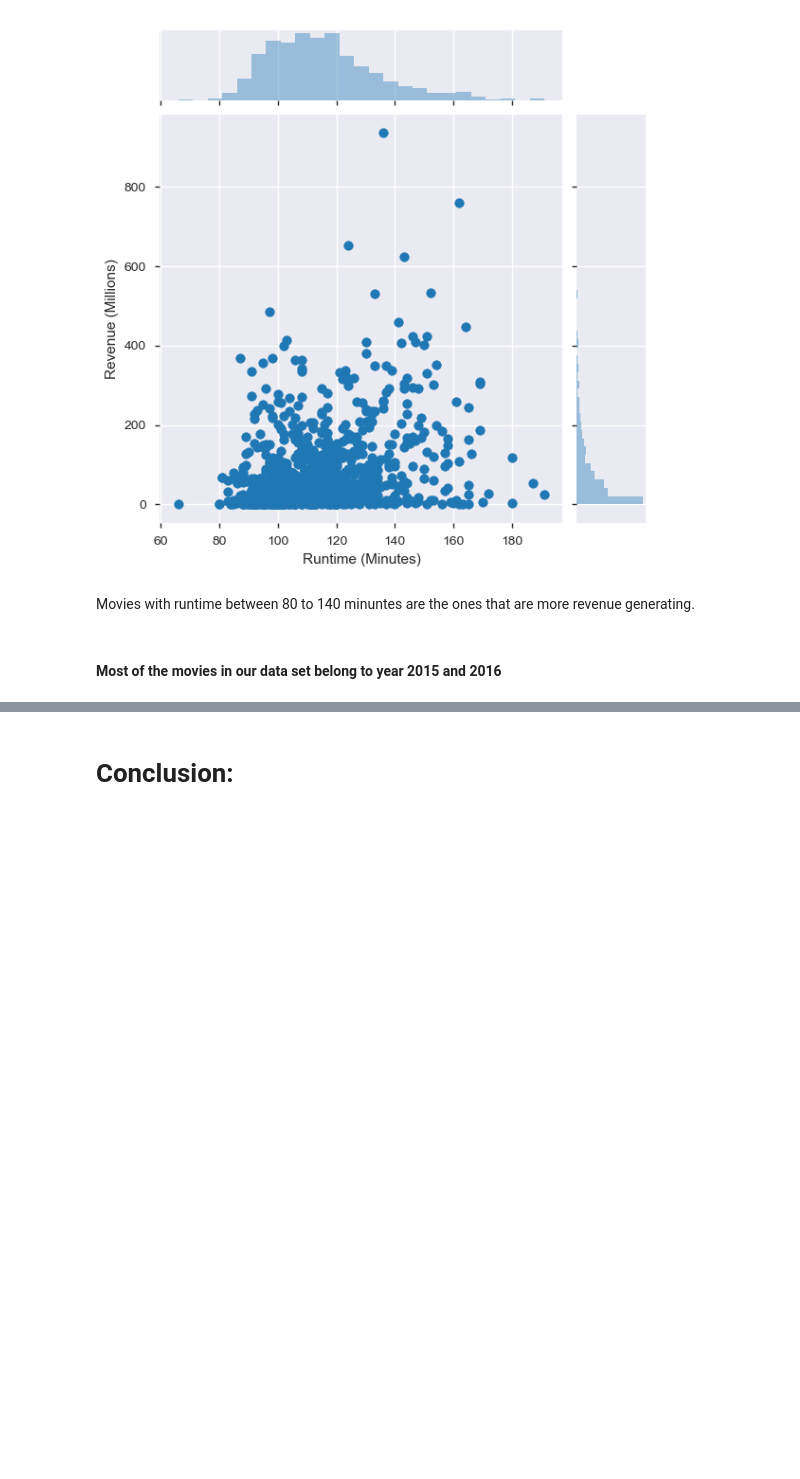
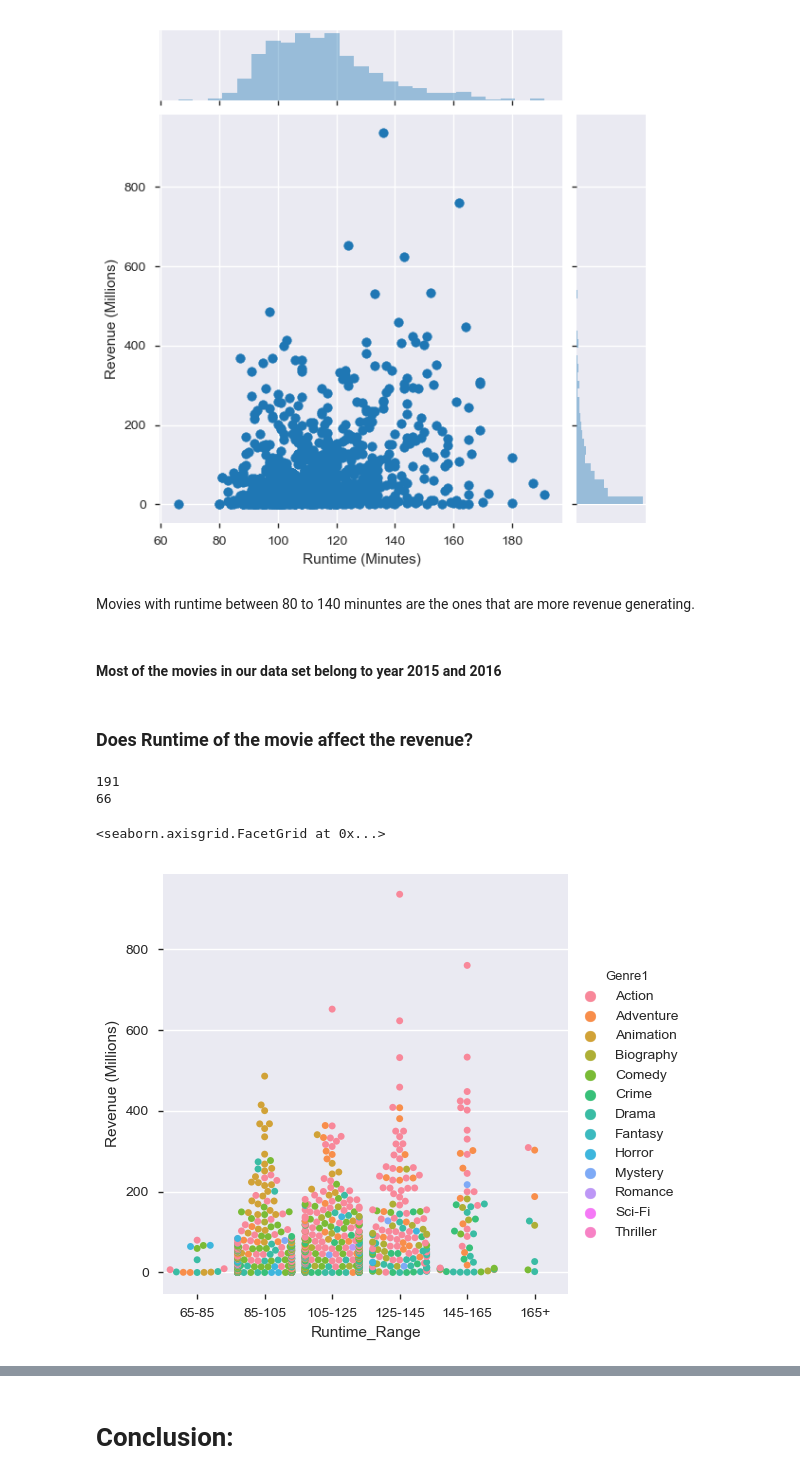
Before and after one commit to yaminijoshi89/INSAID-Projects, a Jupyter notebook: IMDB_1000MoviesDataSet_EDA.ipynb, the cells around one changed output, grey strips where cells are left out. Cells and saved outputs as stored; diff of their text form; code cells hidden in the pictures; blank space fills up the shorter version.

```diff
--- a/IMDB_1000MoviesDataSet_EDA.ipynb
+++ b/IMDB_1000MoviesDataSet_EDA.ipynb
@@ -620,3 +619,20 @@ sns.jointplot(data=movie_data,x="Runtime (Minutes)",y="Revenue (Millions)")
 Movies with runtime between 80 to 140 minuntes are the ones that are more revenue generating.
 # %% [markdown]
 #### Most of the movies in our data set belong to year 2015 and 2016
+# %% [markdown]
+### Does Runtime of the movie affect the revenue?
+# %%
+print(movie_data["Runtime (Minutes)"].max())
+print(movie_data["Runtime (Minutes)"].min())
+# %% [output]
+191
+66
+# %%
+movie_data["Runtime_Range"] = pd.cut(movie_data["Runtime (Minutes)"],
+                                     [65,85,105,125,145,165,185],
+                                     labels =["65-85","85-105","105-125","125-145","145-165","165+"],include_lowest=True)
+# %%
+sns.catplot(x="Runtime_Range",y="Revenue (Millions)",kind="swarm",hue='Genre1',data=movie_data)
+# %% [output]
+<seaborn.axisgrid.FacetGrid at 0x...>
+[figure, added]
```
Also changed, not shown: parts of 12 cells of this notebook.
